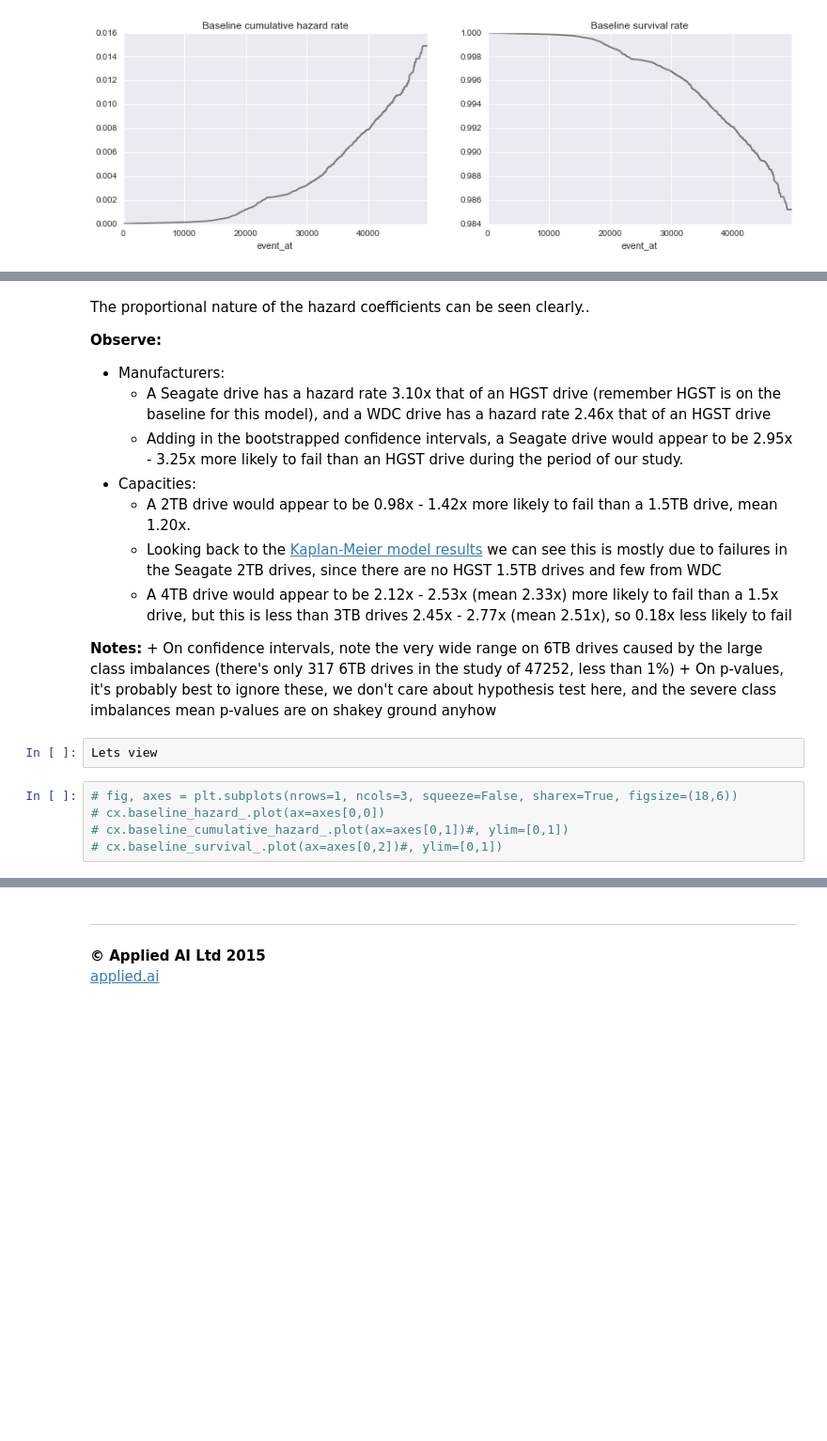
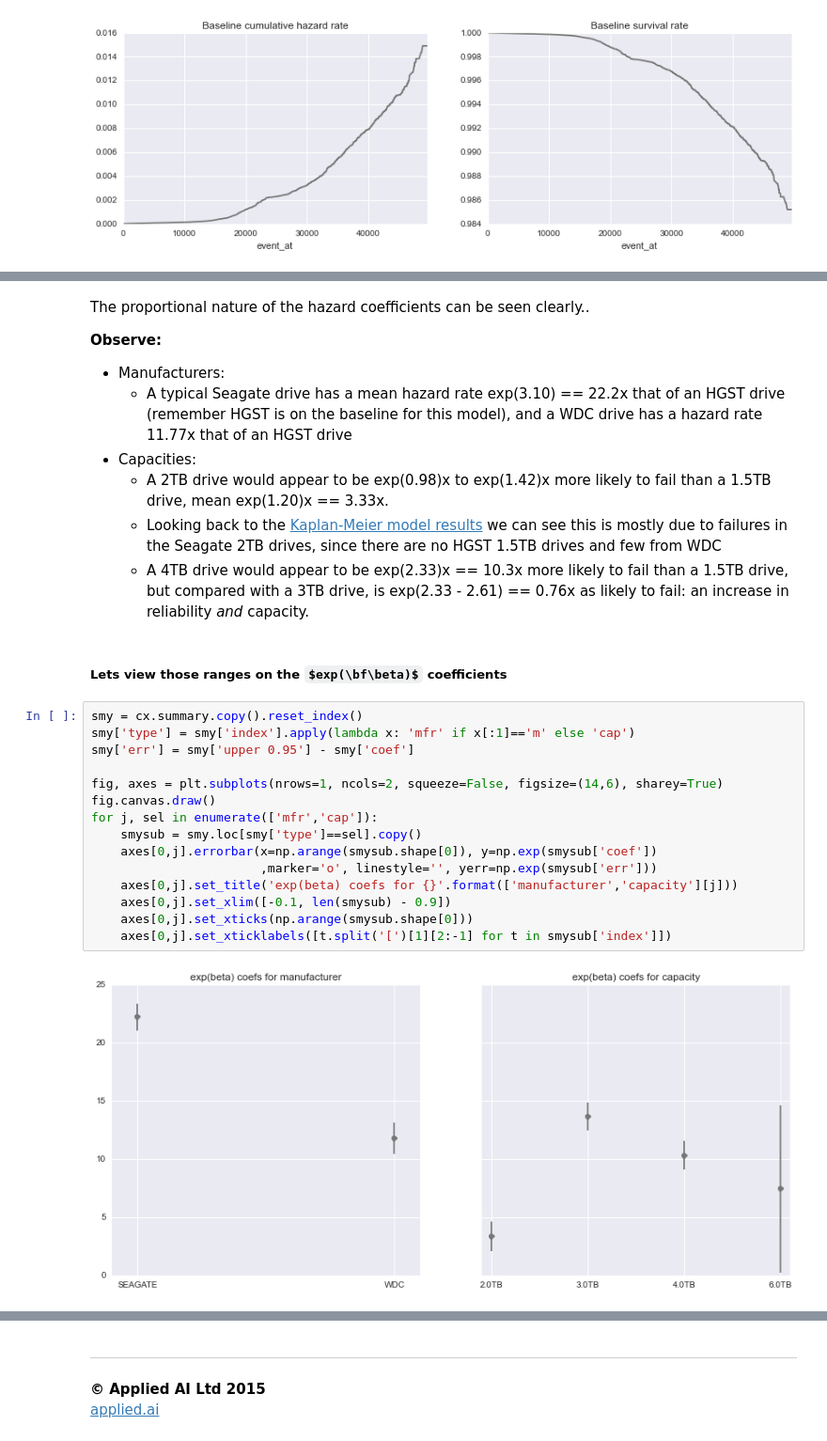
Before and after one commit to vnnw/appliedai_survivalhdd, a Jupyter notebook: 04_CoxPHModel.ipynb, the cells around one changed output, grey strips where cells are left out. Shown: that part at 94% size. Cells and saved outputs as stored; diff of their text form; some formulas as TeX source; blank space fills up the shorter version.

```diff
--- a/04_CoxPHModel.ipynb
+++ b/04_CoxPHModel.ipynb
@@ -167,20 +172,27 @@ The proportional nature of the hazard coefficients can be seen clearly..
 
 **Observe:**
 + Manufacturers:
-    + A Seagate drive has a hazard rate 3.10x that of an HGST drive (remember HGST is on the baseline for this model), and a WDC drive has a hazard rate 2.46x that of an HGST drive
-    + Adding in the bootstrapped confidence intervals, a Seagate drive would appear to be 2.95x - 3.25x more likely to fail than an HGST drive during the period of our study.
+    + A typical Seagate drive has a mean hazard rate exp(3.10) == 22.2x that of an HGST drive (remember HGST is on the baseline for this model), and a WDC drive has a hazard rate 11.77x that of an HGST drive
 + Capacities:
-    + A 2TB drive would appear to be 0.98x - 1.42x more likely to fail than a 1.5TB drive, mean 1.20x.
+    + A 2TB drive would appear to be exp(0.98)x to exp(1.42)x more likely to fail than a 1.5TB drive, mean exp(1.20)x == 3.33x.
     + Looking back to the [Kaplan-Meier model results](../notebooks/03_KaplanMeierModel.ipynb#Lifetime-by-Manufacturer-by-Capacity) we can see this is mostly due to failures in the Seagate 2TB drives, since there are no HGST 1.5TB drives and few from WDC
-    + A 4TB drive would appear to be 2.12x - 2.53x (mean 2.33x) more likely to fail than a 1.5x drive, but this is less than 3TB drives 2.45x - 2.77x (mean 2.51x), so 0.18x less likely to fail
-
-**Notes:**
-    + On confidence intervals, note the very wide range on 6TB drives caused by the large class imbalances (there's only 317 6TB drives in the study of 47252, less than 1%)
-    + On p-values, it's probably best to ignore these, we don't care about hypothesis test here, and the severe class imbalances mean p-values are on shakey ground anyhow
+    + A 4TB drive would appear to be exp(2.33)x == 10.3x more likely to fail than a 1.5TB drive, but compared with a 3TB drive, is exp(2.33 - 2.61) == 0.76x as likely to fail: an increase in reliability _and_ capacity.
-# %%
-Lets view
-# %%
-# fig, axes = plt.subplots(nrows=1, ncols=3, squeeze=False, sharex=True, figsize=(18,6))
-# cx.baseline_hazard_.plot(ax=axes[0,0])
-# cx.baseline_cumulative_hazard_.plot(ax=axes[0,1])#, ylim=[0,1])
-# cx.baseline_survival_.plot(ax=axes[0,2])#, ylim=[0,1])
+# %% [markdown]
+##### Lets view those ranges on the $exp(\bf\beta)$ coefficients
+# %%
+smy = cx.summary.copy().reset_index()
+smy['type'] = smy['index'].apply(lambda x: 'mfr' if x[:1]=='m' else 'cap')
+smy['err'] = smy['upper 0.95'] - smy['coef']
+
+fig, axes = plt.subplots(nrows=1, ncols=2, squeeze=False, figsize=(14,6), sharey=True)
+fig.canvas.draw()
+for j, sel in enumerate(['mfr','cap']):
+    smysub = smy.loc[smy['type']==sel].copy()
+    axes[0,j].errorbar(x=np.arange(smysub.shape[0]), y=np.exp(smysub['coef'])
+                       ,marker='o', linestyle='', yerr=np.exp(smysub['err']))
+    axes[0,j].set_title('exp(beta) coefs for {}'.format(['manufacturer','capacity'][j]))
+    axes[0,j].set_xlim([-0.1, len(smysub) - 0.9])
+    axes[0,j].set_xticks(np.arange(smysub.shape[0]))
+    axes[0,j].set_xticklabels([t.split('[')[1][2:-1] for t in smysub['index']])
+# %% [output]
+[figure, added]
```
Also changed, not shown: parts of 13 cells of this notebook.
